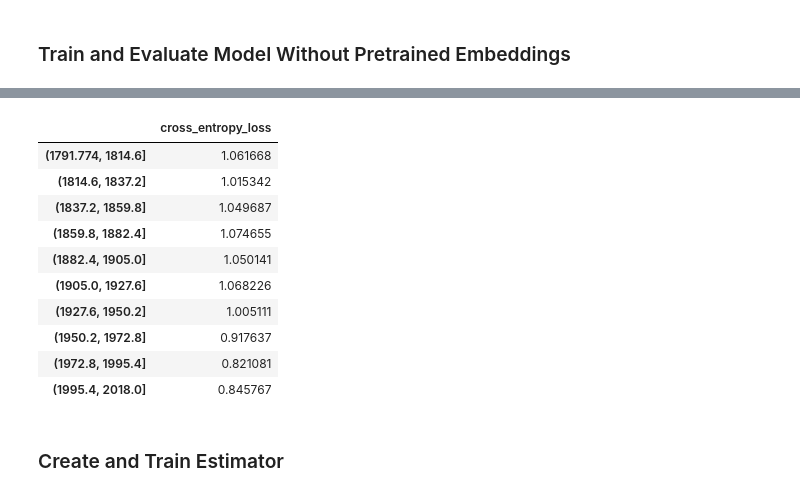
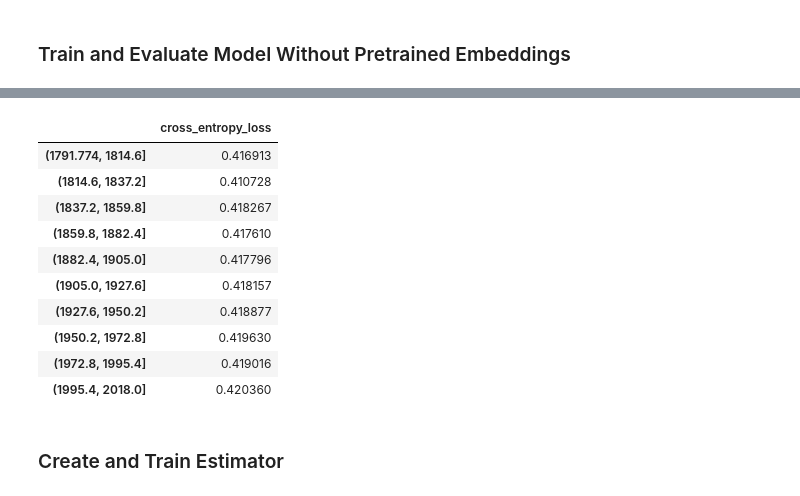
Before and after one commit to kr900910/supreme_court_opinion, a Jupyter notebook: NN_BOW.ipynb, the cells around one changed output, grey strips where cells are left out. Saved outputs shown, nothing was run; the diff lists cells and outputs as text; code cells hidden in the pictures.

```diff
--- a/NN_BOW.ipynb
+++ b/NN_BOW.ipynb
@@ -110,7 +120,7 @@ num_epochs = 25
 model_params = dict(V=word2vec_matrix.shape[0], embed_dim=word2vec_matrix.shape[1], hidden_dims=[100,50],
                     num_classes=2,
                     encoder_type='bow', dropout_rate=0.25,
-                    lr=0.3, optimizer='adagrad', beta=0.01)
+                    lr=0.6, optimizer='adagrad', beta=0.01)
 model_fn = NeuralBOW.classifier_model_fn
 
 total_batches = 0
@@ -197,26 +225,26 @@ with tf.Graph().as_default(), tf.Session() as sess:
 # %%
 out, _ = pd.cut([int(x) for x in train_data.year_filed], 10, retbins=True)
 bins = pd.cut([int(x) for x in train_data.year_filed], 10, labels=False)
 
-preds_df = pd.DataFrame({'bins': bins, 'log_prob': np.log(train_predict_prob)})
+preds_df = pd.DataFrame({'bins': bins, 'log_prob': np.log(train_predict_prob[:,0])})
 
 agg_df = preds_df.groupby('bins').agg(lambda x: -np.mean(x.log_prob))
 agg_df.index = out.categories
 agg_df.columns = ['cross_entropy_loss']
 
 agg_df
 # %% [output]
 |  | cross_entropy_loss |
-| (1791.774, 1814.6] | 1.061668 |
-| (1814.6, 1837.2] | 1.015342 |
-| (1837.2, 1859.8] | 1.049687 |
-| (1859.8, 1882.4] | 1.074655 |
-| (1882.4, 1905.0] | 1.050141 |
-| (1905.0, 1927.6] | 1.068226 |
-| (1927.6, 1950.2] | 1.005111 |
-| (1950.2, 1972.8] | 0.917637 |
-| (1972.8, 1995.4] | 0.821081 |
-| (1995.4, 2018.0] | 0.845767 |
+| (1791.774, 1814.6] | 0.416913 |
+| (1814.6, 1837.2] | 0.410728 |
+| (1837.2, 1859.8] | 0.418267 |
+| (1859.8, 1882.4] | 0.417610 |
+| (1882.4, 1905.0] | 0.417796 |
+| (1905.0, 1927.6] | 0.418157 |
+| (1927.6, 1950.2] | 0.418877 |
+| (1950.2, 1972.8] | 0.419630 |
+| (1972.8, 1995.4] | 0.419016 |
+| (1995.4, 2018.0] | 0.420360 |
 # %% [markdown]
 ### Create and Train Estimator
 # %% [markdown]
```
Also changed, not shown: parts of 3 cells of this notebook.
